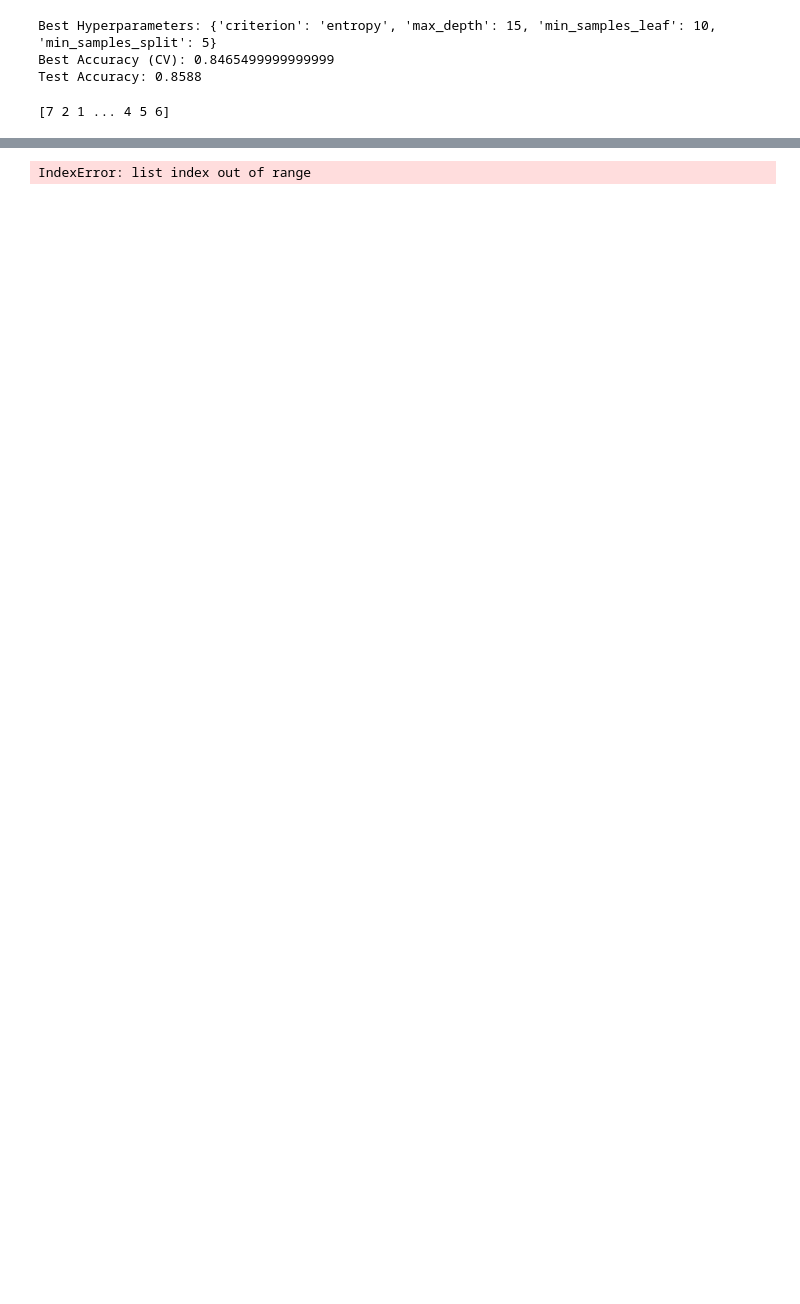
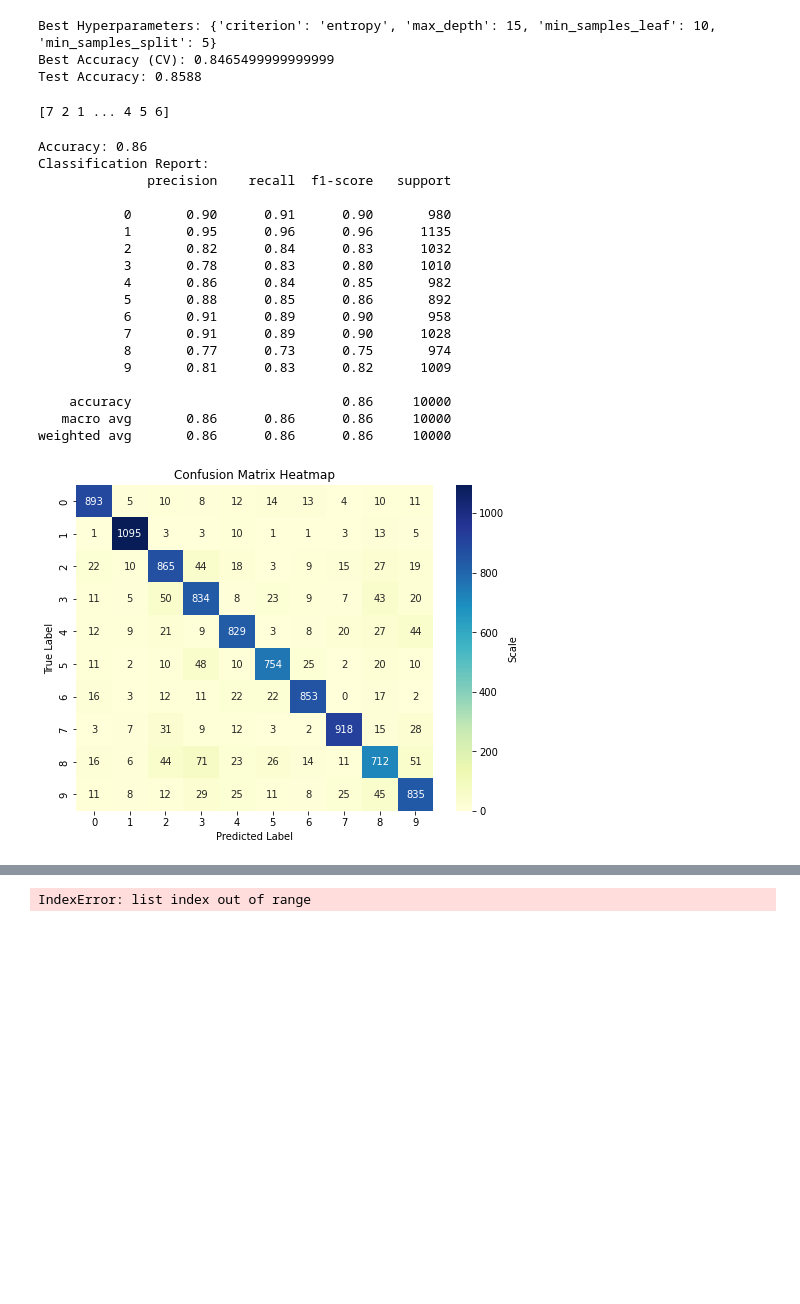
Before and after one commit to Benyamin-Asadi/decision-tree-svm, a Jupyter notebook: P2.ipynb, the cells around one changed output, grey strips where cells are left out. Drawn from its saved outputs; the diff is of its cells as text; code cells hidden in the pictures; blank space fills up the shorter version.

```diff
--- a/P2.ipynb
+++ b/P2.ipynb
@@ -851,6 +989,51 @@ predictions = loaded_model.predict(HOG_Laplacian_test)
 print(predictions)
 # %% [output]
 [7 2 1 ... 4 5 6]
+# %%
+# Make predictions on the test set
+y_pred = loaded_model.predict(HOG_Laplacian_test)
+
+# Evaluate the model
+accuracy = accuracy_score(y_test, y_pred)
+report = classification_report(y_test, y_pred)
+
+print(f'Accuracy: {accuracy:.2f}')
+print('Classification Report:')
+print(report)
+
+cm = confusion_matrix(y_test, y_pred)
+
+# Create a heatmap for the confusion matrix
+plt.figure(figsize=(8, 6))
+sns.heatmap(cm, annot=True, fmt='d', cmap='YlGnBu', cbar_kws={'label': 'Scale'})
+
+# Set labels and title
+plt.xlabel('Predicted Label')
+plt.ylabel('True Label')
+plt.title('Confusion Matrix Heatmap')
+
+# Show the plot
+plt.show()
+# %% [output]
+Accuracy: 0.86
+Classification Report:
+              precision    recall  f1-score   support
+
+           0       0.90      0.91      0.90       980
+           1       0.95      0.96      0.96      1135
+           2       0.82      0.84      0.83      1032
+           3       0.78      0.83      0.80      1010
+           4       0.86      0.84      0.85       982
+           5       0.88      0.85      0.86       892
+           6       0.91      0.89      0.90       958
+           7       0.91      0.89      0.90      1028
+           8       0.77      0.73      0.75       974
+           9       0.81      0.83      0.82      1009
+
+    accuracy                           0.86     10000
+   macro avg       0.86      0.86      0.86     10000
+weighted avg       0.86      0.86      0.86     10000
+[figure, added]
 # %%
 plot_tree_model(loaded_model, 'Raw data centered', 2)
 # %% [output]
```
Also changed, not shown: parts of 7 cells of this notebook.
